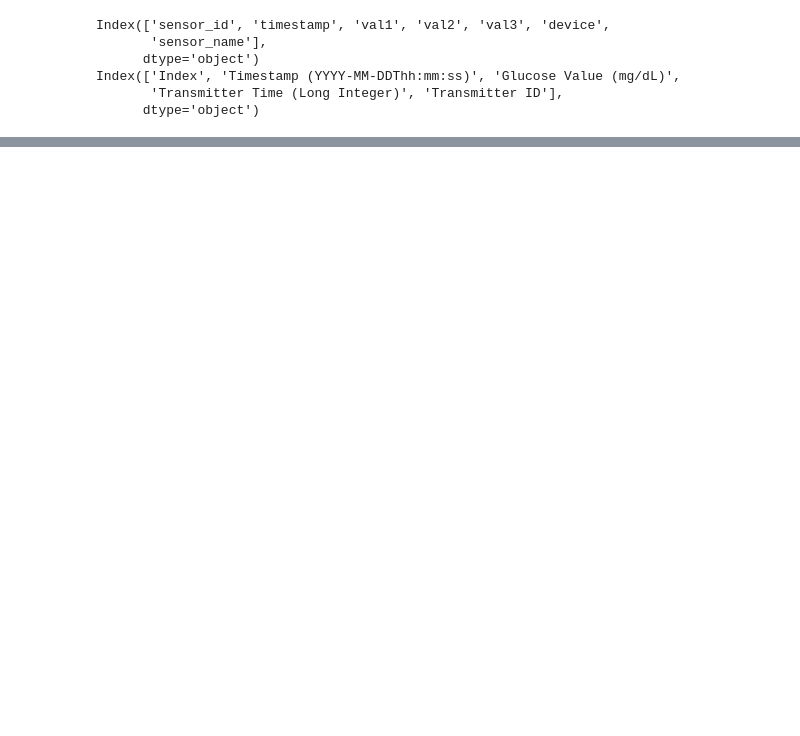
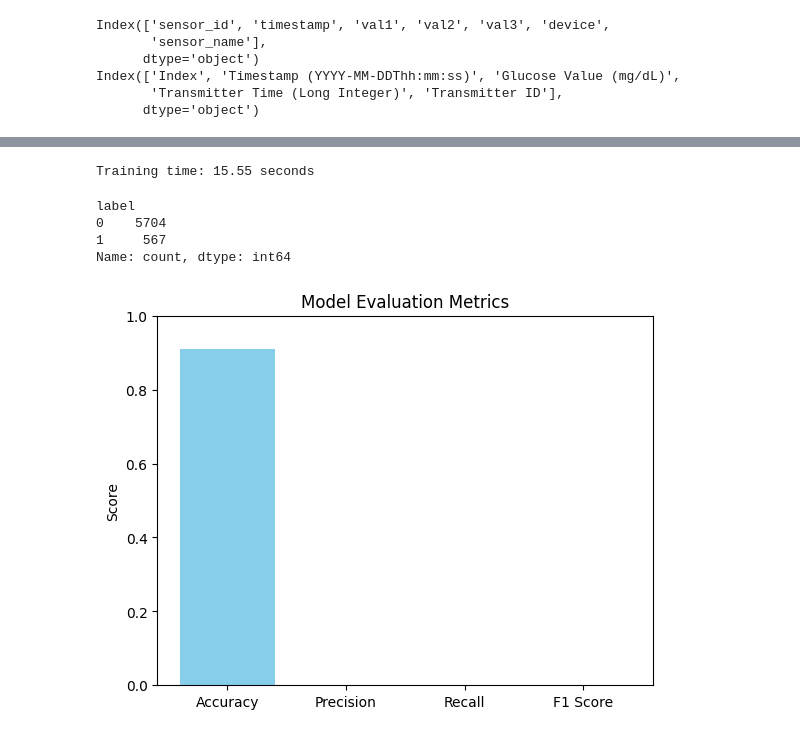
Before and after one commit to willsonr8/CAP4770-Project, a Jupyter notebook: Notebook.ipynb, the cells around one changed output, grey strips where cells are left out. Drawn from its saved outputs; the diff is of its cells as text; code cells hidden in the pictures; blank space fills up the shorter version.

```diff
--- a/Notebook.ipynb
+++ b/Notebook.ipynb
@@ -160,0 +326,27 @@ plt.show()
+# %%
+# We don't know which user is actually diabetic
+# For the sake of making progress we will assume it is User1
+final_df["label"] = final_df["user"].apply(lambda u: 1 if u == "User1" else 0)
+
+
+X = final_df.drop(columns=["timestamp", "user", "label"])
+X['activity_name'] = X['activity_name'].fillna("none")
+X = pd.get_dummies(X)
+
+y = final_df["label"]
+
+from sklearn.model_selection import train_test_split
+
+X_train, X_test, y_train, y_test = train_test_split(
+    X, y, test_size=0.2, stratify=y, random_state=42
+)
+# %%
+from sklearn.ensemble import RandomForestClassifier
+from sklearn.metrics import f1_score, confusion_matrix, classification_report
+
+model = RandomForestClassifier(n_estimators=100, random_state=42)
+model.fit(X_train, y_train)
+
+y_pred = model.predict(X_test)
+print("F1 Score:", f1_score(y_test, y_pred))
+print("Classification Report:\n", classification_report(y_test, y_pred))
@@ -160,0 +364,36 @@ plt.show()
+# %%
+# Calculate time to train the model
+import time
+
+start = time.time()
+model.fit(X_train, y_train)
+end = time.time()
+
+print(f"Training time: {end - start:.2f} seconds")
+# %% [output]
+Training time: 15.55 seconds
+# %%
+print(y_test.value_counts())
+# %% [output]
+label
+0    5704
+1     567
+Name: count, dtype: int64
+# %%
+from sklearn.metrics import precision_score, recall_score, accuracy_score, f1_score
+import matplotlib.pyplot as plt
+
+metrics = {
+    "Accuracy": accuracy_score(y_test, y_pred),
+    "Precision": precision_score(y_test, y_pred),
+    "Recall": recall_score(y_test, y_pred),
+    "F1 Score": f1_score(y_test, y_pred)
+}
+
+plt.bar(metrics.keys(), metrics.values(), color='skyblue')
+plt.title("Model Evaluation Metrics")
+plt.ylim(0, 1)
+plt.ylabel("Score")
+plt.show()
+# %% [output]
+[figure, added]
```
Also changed, not shown: parts of 8 cells of this notebook.
